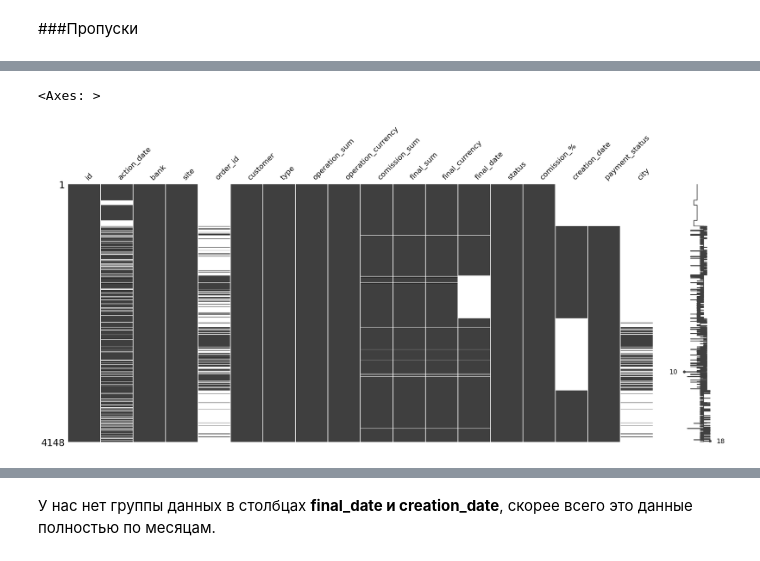
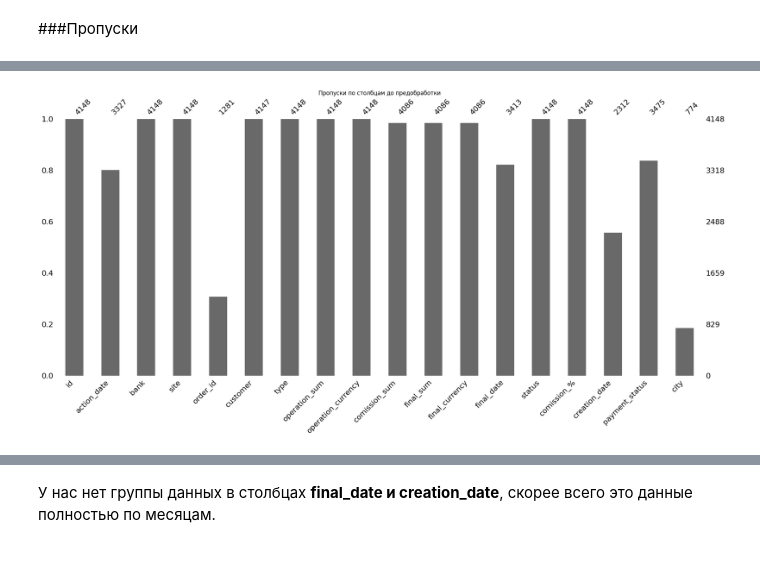
Before and after one commit to annaship-viz/my_projects, a Jupyter notebook: project_for_simple_things/Простые_вещи.ipynb, the cells around one changed output, grey strips where cells are left out. Saved outputs shown, nothing was run; the diff lists cells and outputs as text; code cells hidden in the pictures.

```diff
--- a/project_for_simple_things/Простые_вещи.ipynb
+++ b/project_for_simple_things/Простые_вещи.ipynb
@@ -374,5 +374,6 @@ msno.bar(data)
-# %%
-msno.matrix(data)
-# %% [output]
-<Axes: >
-[figure, removed]
+# %%
+msno.bar(data)
+plt.title('Пропуски по столбцам до предобработки')
+plt.show()
+# %% [output]
+[figure, added]
```
Also changed, not shown: parts of 14 cells of this notebook.
